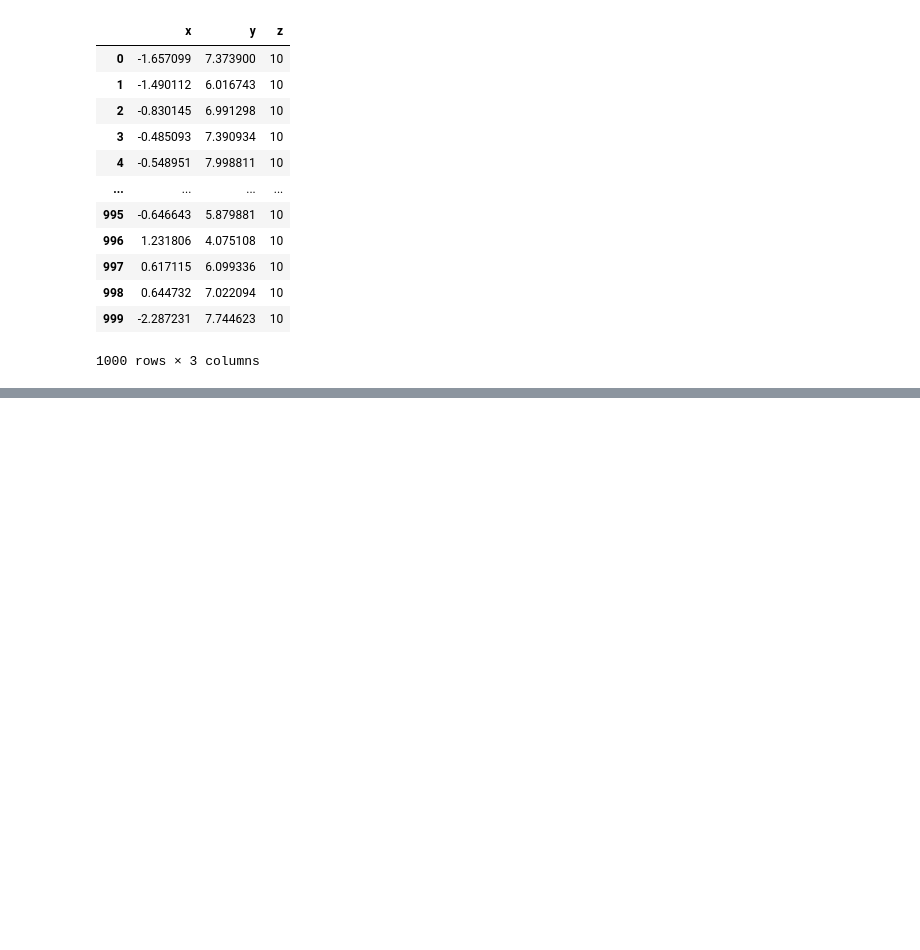
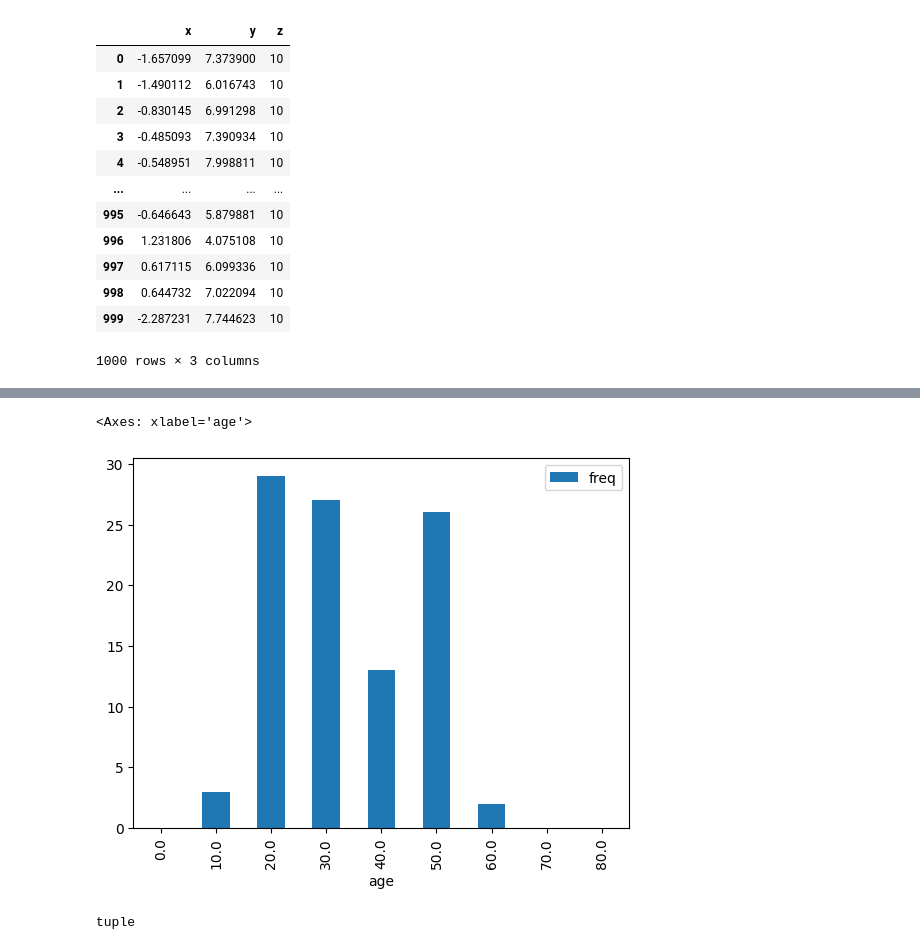
Before and after one commit to shotakaha/kumaroot, a Jupyter notebook: mystmd/pandas.ipynb, the cells around one changed output, grey strips where cells are left out. Saved outputs shown, nothing was run; the diff lists cells and outputs as text; code cells hidden in the pictures; blank space fills up the shorter version.

```diff
--- a/mystmd/pandas.ipynb
+++ b/mystmd/pandas.ipynb
@@ -74,0 +97,13 @@ data
+# %%
+bins = [0, 10, 20, 30, 40, 50, 60, 70, 80]
+freq, age = np.histogram(ages, bins=bins)
+# %%
+data = pd.DataFrame(data=[age, freq], index=["age", "freq"]).T
+data.plot.bar(x="age", y="freq")
+# %% [output]
+<Axes: xlabel='age'>
+[figure, added]
+# %%
+pd.cut(age, bins=10, retbins=True)
+# %% [output]
+tuple
```
Also changed, not shown: parts of 6 cells of this notebook.
